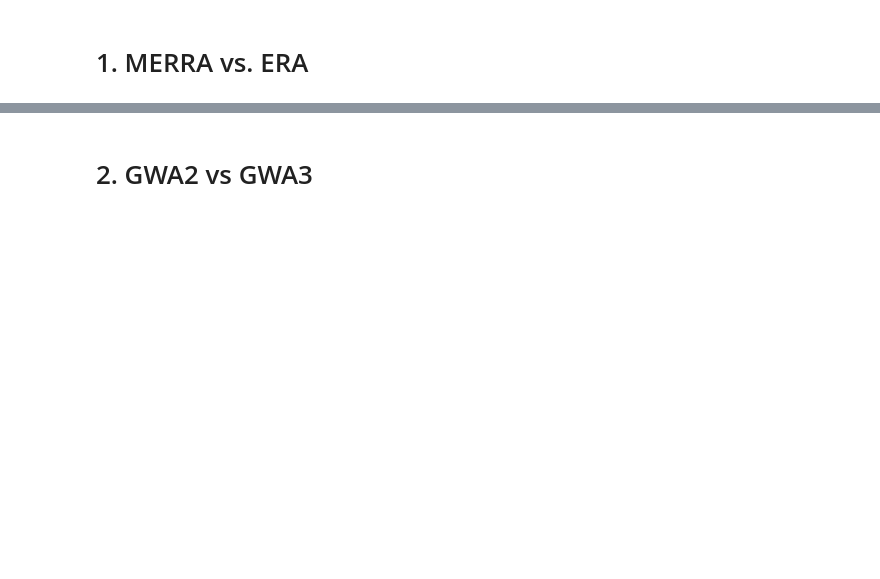
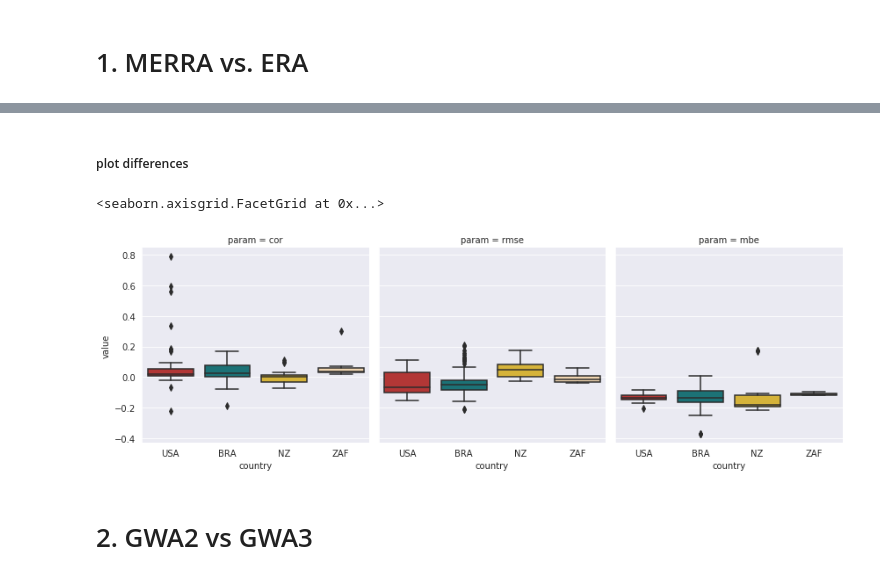
Before and after one commit to KatharinaGruber/windpower_GWA, a Jupyter notebook: story.ipynb, the cells around one changed output, grey strips where cells are left out. Saved outputs shown, nothing was run; the diff lists cells and outputs as text; code cells hidden in the pictures; blank space fills up the shorter version.

```diff
--- a/story.ipynb
+++ b/story.ipynb
@@ -32,3 +39,17 @@ sns.catplot(x = 'dataset', y = 'value', col='country',row='param',
+# %% [markdown]
+##### plot differences
+# %%
+res = results[(results.param!='avg')&(results.GWA=='none')]
+dif = res[res.ds=='ERA5'].copy(deep=True).drop(['GWA','dataset','ds','ds2'],axis=1)
+dif['value'] = res[res.ds=='ERA5'].value.values-res[res.ds=='MERRA2'].value.values
+sns.catplot(x = 'country', y = 'value', col='param',
+              kind='box',#hue='dataset',
+            height=4, aspect=1,
+            data=dif, margin_titles=True, #sharey='row'
+           )#.set_axis_labels("dataset", "parameter")#.set_xticklabels(rotation=20)
+# %% [output]
+<seaborn.axisgrid.FacetGrid at 0x...>
+[figure, added]
 # %% [markdown]
 # 2. GWA2 vs GWA3
 # %% [markdown]
```
Also changed, not shown: parts of 23 cells of this notebook.
